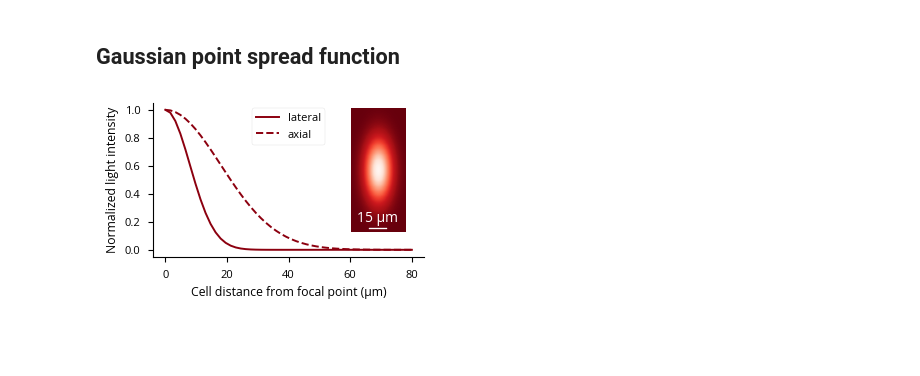
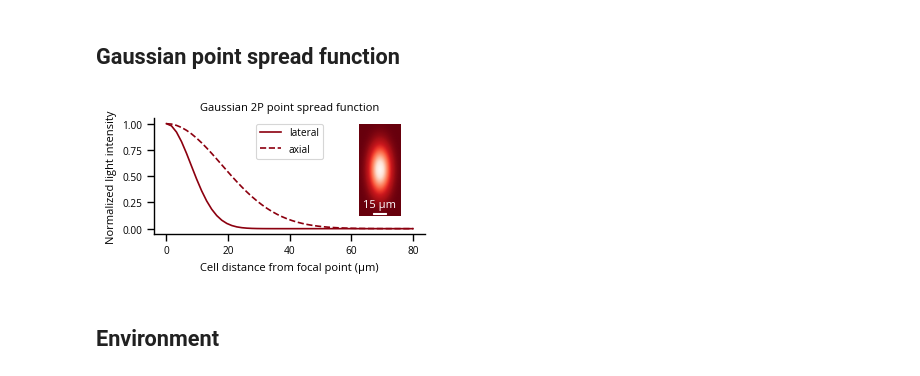
Before and after one commit to siplab-gt/cleo, a Jupyter notebook: notebooks/all_optical_fig.ipynb, the cells around one changed output. Cells and saved outputs as stored; diff of their text form; code cells hidden in the pictures; blank space fills up the shorter version.

```diff
--- a/notebooks/all_optical_fig.ipynb
+++ b/notebooks/all_optical_fig.ipynb
@@ -81,6 +95,15 @@ CLSimulator(io_processor=None, devices={GECI(sim=..., name='gcamp6f', save_histo
 ## 3D view
 # %%
 lim = scope.img_width / 2 / b2.um
-fig, ax = cleo.viz.plot(ng, colors=['k'], devices=[scope, (laser, {'intensity': 0.12})], figsize=(4, 4), scatterargs={'rasterized': True}, xlim=(-lim, lim), ylim=(-lim, lim), zlim=(50, 150))
-fig.savefig('img/fig/all-optical-3d.svg', bbox_inches='tight', transparent=True)
+fig, ax = cleo.viz.plot(
+    ng,
+    colors=["k"],
+    devices=[scopes[0], (laser, {"intensity": 0.12})],
+    figsize=(2.5, 2.5),
+    scatterargs={"rasterized": True},
+    xlim=(-lim, lim),
+    ylim=(-lim, lim),
+    zlim=(50, 150),
+)
+fig.savefig("img/fig/all-optical-3d.svg", bbox_inches="tight", transparent=True)
 # %% [output]
@@ -95,7 +118,7 @@ from mpl_toolkits.axes_grid1.anchored_artists import AnchoredSizeBar
 from matplotlib.collections import EllipseCollection
 
 with plt.style.context("dark_background"):
-    fig, ax = plt.subplots(figsize=(3.5, 2.5))
+    fig, ax = plt.subplots(figsize=(2.5, 1.5))
     x, y = ng.x[i_targets] / b2.um, ng.y[i_targets] / b2.um
     lim = scope.img_width * 1.2 / b2.um / 2
     ax.set(xlim=(-lim, lim), ylim=(-lim, lim), aspect="equal")
@@ -113,7 +136,7 @@ with plt.style.context("dark_background"):
         offset_transform=ax.transData,
         cmap=cmap,
     )
-    rois.set_array(100 * scope.dFF_1AP)
+    rois.set_array(100 * scopes[0].dFF_1AP)
     ax.add_collection(rois)
     # easier, more accurate with EllipseCollection
     # r_visible_pt = r_visible / scope.img_width * ax.bbox.width
@@ -150,5 +173,6 @@ with plt.style.context("dark_background"):
     cbar = fig.colorbar(rois, label="% ΔF/F (1 AP)", drawedges=False, pad=0.1)
     cbar.outline.set_visible(False)
     # cbar.ax.yaxis.set_ticks([])
-    fig.savefig('img/fig/all-optical-2d.svg', bbox_inches='tight')
+    plt.rc("svg", fonttype="none")
+    fig.savefig("img/fig/all-optical-2d.svg", bbox_inches="tight", transparent=False)
 # %% [output]
@@ -326,57 +365,64 @@ from mpl_toolkits.axes_grid1.inset_locator import inset_axes
 sigma_r = laser.light_model.sigma_lateral
 sigma_z = laser.light_model.sigma_axial
 
+
 def bivariate_gaussian(r, z):
     p = r**2 / sigma_r**2 + z**2 / sigma_z**2
     return np.exp(-p / 2)
 
 
-fig, ax = plt.subplots(figsize=(3.5, 2))
+fig, ax = plt.subplots(figsize=(3.5, 1.5))
 r = np.linspace(0, 80) * b2.um
 pc_axial = np.exp(-(r**2) / (2 * laser.light_model.sigma_axial**2))
 pc_lat = np.exp(-(r**2) / (2 * laser.light_model.sigma_lateral**2))
-pc_lat = bivariate_gaussian(r, 0*b2.um)
-pc_axial = bivariate_gaussian(0*b2.um, r)
+pc_lat = bivariate_gaussian(r, 0 * b2.um)
+pc_axial = bivariate_gaussian(0 * b2.um, r)
 
 ax.plot(r / b2.um, pc_lat, label="lateral", c="xkcd:crimson")
 ax.plot(r / b2.um, pc_axial, label="axial", linestyle="--", c="xkcd:crimson")
 ax.set(
     xlabel="Cell distance from focal point (µm)",
     ylabel="Normalized light intensity",
-    # title="Gaussian 2P point spread function",
+    title="Gaussian 2P point spread function",
 )
 # fig.suptitle("Gaussian two-photon point spread function")
-ax.legend(loc='upper center')
+ax.legend(loc="upper center")
 
 
 # Create a grid of x and y values
 rlim = (-3 * sigma_r, 3 * sigma_r)
 zlim = (-3 * sigma_z, 3 * sigma_z)
 x = np.linspace(*rlim, 100)
 y = np.linspace(*zlim, 100)
 X, Y = np.meshgrid(x, y)
 
 # Evaluate the bivariate Gaussian function on the grid
 P = bivariate_gaussian(X, Y)
 
 # Create the inset axis
 axins = inset_axes(ax, width="30%", height="80%", loc="upper right")
 
 # Plot the 2D Gaussian function on the inset axis
 im = axins.imshow(P, cmap="Reds_r", extent=(*rlim / b2.um, *zlim / b2.um))
 scale_um = 15
-axins.add_artist(AnchoredSizeBar(
-            axins.transData,
-            scale_um,
-            f"{scale_um} µm",
-            "lower center",
-            frameon=False,
-            color="w",
-            label_top=True,
-            size_vertical=1,
-        ))
+axins.add_artist(
+    AnchoredSizeBar(
+        axins.transData,
+        scale_um,
+        f"{scale_um} µm",
+        "lower center",
+        frameon=False,
+        color="w",
+        label_top=True,
+        size_vertical=1,
+    )
+)
 axins.set_axis_off()
 
-fig.savefig("img/fig/all-optical-psf.svg", bbox_inches="tight", dpi=300, transparent=True)
+fig.savefig(
+    "img/fig/all-optical-psf.svg", bbox_inches="tight", dpi=300, transparent=True
+)
 # %% [output]
-[figure, old version]
+[figure, new version]
+# %% [markdown]
+## Environment
```
Also changed, not shown: parts of 17 cells of this notebook, 26 other files.
